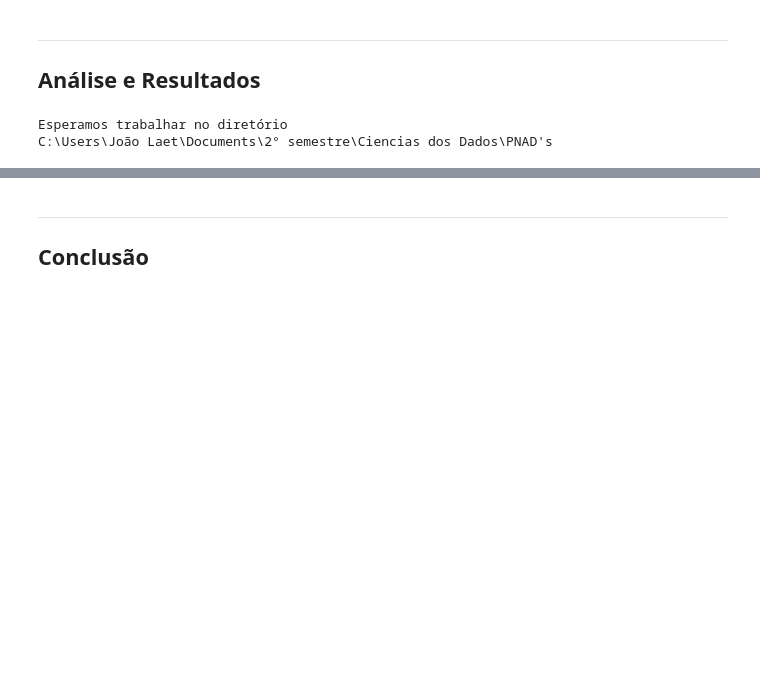
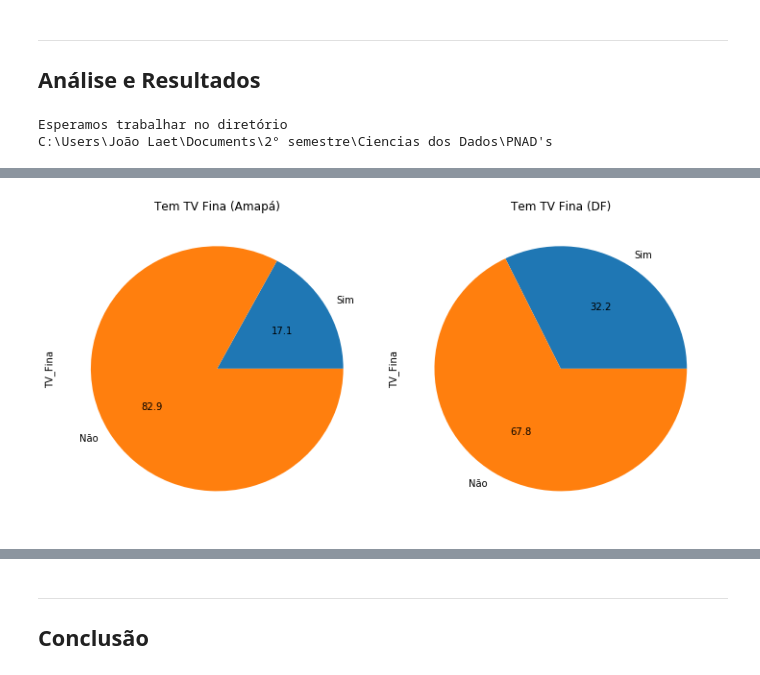
Before and after one commit to laet99/Projeto-1-CD, a Jupyter notebook: Projeto1 Layout.ipynb, the cells around one changed output, grey strips where cells are left out. Cells and saved outputs as stored; diff of their text form; code cells hidden in the pictures; blank space fills up the shorter version.

```diff
--- a/Projeto1 Layout.ipynb
+++ b/Projeto1 Layout.ipynb
@@ -91,0 +69,4 @@ c
+# %%
+#Filtro Nan
+dadosA = c.dropna()
+dadosDF= d.dropna()
@@ -91,0 +77,29 @@ c
+# %%
+ut1 = dadosA.TV_Fina.value_counts(sort=False)
+ut2 = dadosA.TV_por_Assinatura.value_counts(sort=False)
+ut3 = dadosA.Acesso_a_internet_em_casa.value_counts(sort=False)
+ut4 = dadosA.Usa_Celular_para_Internet.value_counts(sort=False)
+ut5 = dadosA.Tem_Smart_TV.value_counts(sort=False)
+ut6 = dadosA.Tem_Tablet.value_counts(sort=False)
+ut7 = dadosA.Tem_Microcomputador.value_counts(sort=False)
+
+
+DF1 = dadosDF.TV_Fina.value_counts(sort=False)
+DF2 = dadosDF.TV_por_Assinatura.value_counts(sort=False)
+DF3 = dadosDF.Acesso_a_internet_em_casa.value_counts(sort=False)
+DF4 = dadosDF.Usa_Celular_para_Internet.value_counts(sort=False)
+DF5 = dadosDF.Tem_Smart_TV.value_counts(sort=False)
+DF6 = dadosDF.Tem_Tablet.value_counts(sort=False)
+DF7 = dadosDF.Tem_Microcomputador.value_counts(sort=False)
+# %%
+fig = plt.figure(figsize=(15, 5))
+
+plt.subplot(131)
+plot = ut1.plot(kind='pie',title='Tem TV Fina (Amapá)',autopct='%.1f')
+plt.subplot(132)
+plot = DF1.plot(kind='pie',title='Tem TV Fina (DF)',autopct='%.1f')
+
+plt.tight_layout()
+plt.show()
+# %% [output]
+[figure, added]
```
Also changed, not shown: parts of 12 cells of this notebook.
